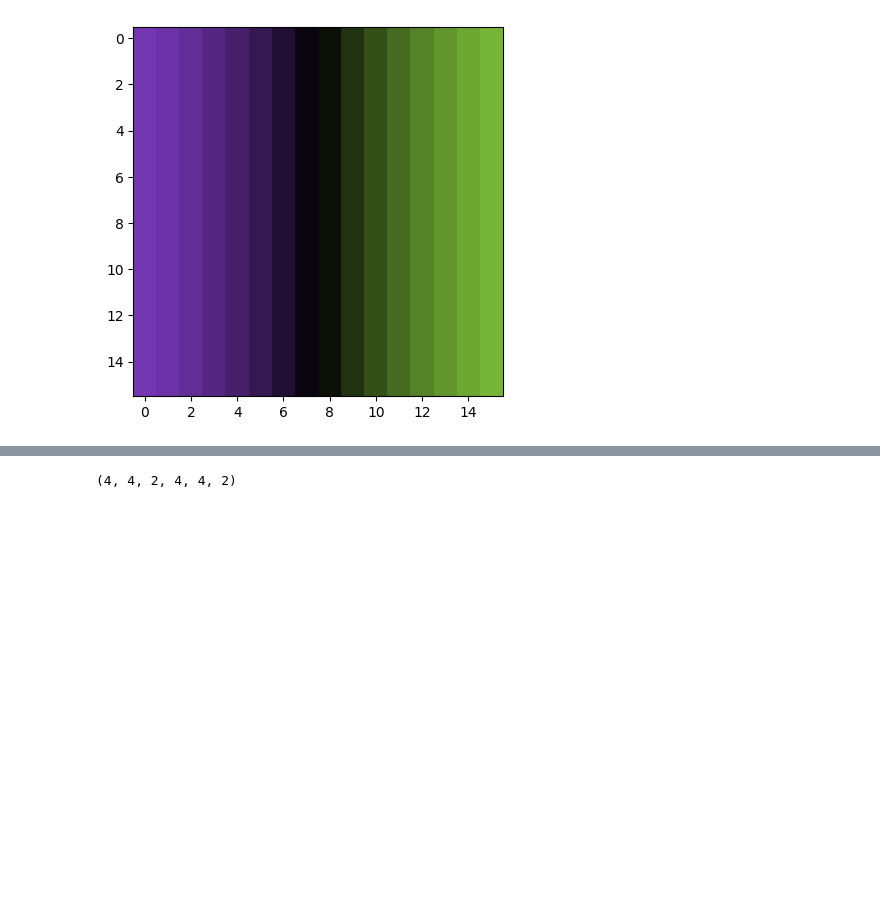
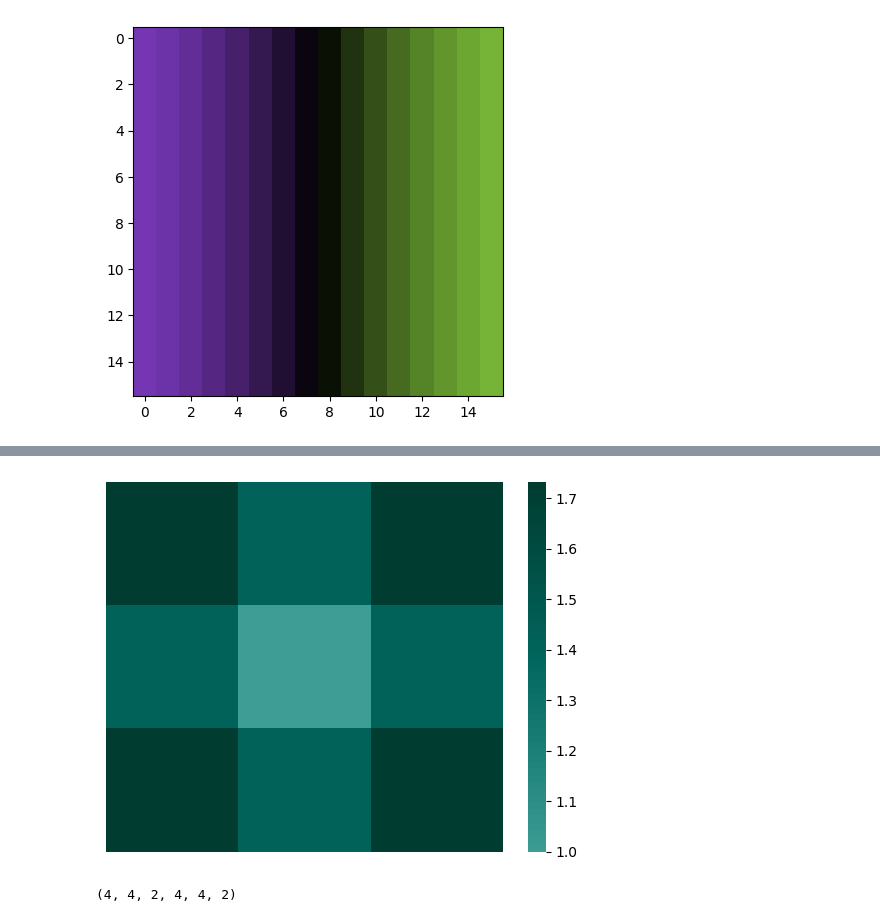
Before and after one commit to martin12333/marti-onedrive, a Jupyter notebook: AI/mm--linear-algebra-for-neural-networks/mm--parameter-maps.ipynb, the cells around one changed output, grey strips where cells are left out. Saved outputs shown, nothing was run; the diff lists cells and outputs as text; code cells hidden in the pictures; blank space fills up the shorter version.

```diff
--- a/AI/mm--linear-algebra-for-neural-networks/mm--parameter-maps.ipynb
+++ b/AI/mm--linear-algebra-for-neural-networks/mm--parameter-maps.ipynb
@@ -46,7 +46,7 @@ ey,pauli1,pauli3,pau13,ep
  array([[0., 0.],
         [1., 0.]]))
 # %%
-n3=   16 # 8 # 4 #64  # 4 # 3  #55 # 3 #11  #5  # 3  # 51  # 5 # 3  #
+n3= 3 #  16 # 8 # 4 #64  # 4 # 3  #55 # 3 #11  #5  # 3  # 51  # 5 # 3  #
 lo=-1  # -2
 hi=+1  # 2
 
@@ -85,5 +85,8 @@ def Hforx(x):# computes the hue corresponding to the
     return np.mod(H, 1)
 # %%
 #Hforx(x)
+# %%
+def plot_scalars(w):
+    sns.heatmap(w,  cmap=plt.cm.BrBG, center = 0,  xticklabels=False, yticklabels=False)#
 # %% [markdown]
 # vectors to scalars
@@ -321,3 +327,7 @@ print(z.shape, w.shape)
+# %%
+plot_scalars(            np.linalg.norm(z,axis=(2,3))   )
+# %% [output]
+[figure, added]
 # %%
 ###np.matmul(w,d0)
 ff=np.dot
```
Also changed, not shown: parts of 16 cells of this notebook, 1 other file.
